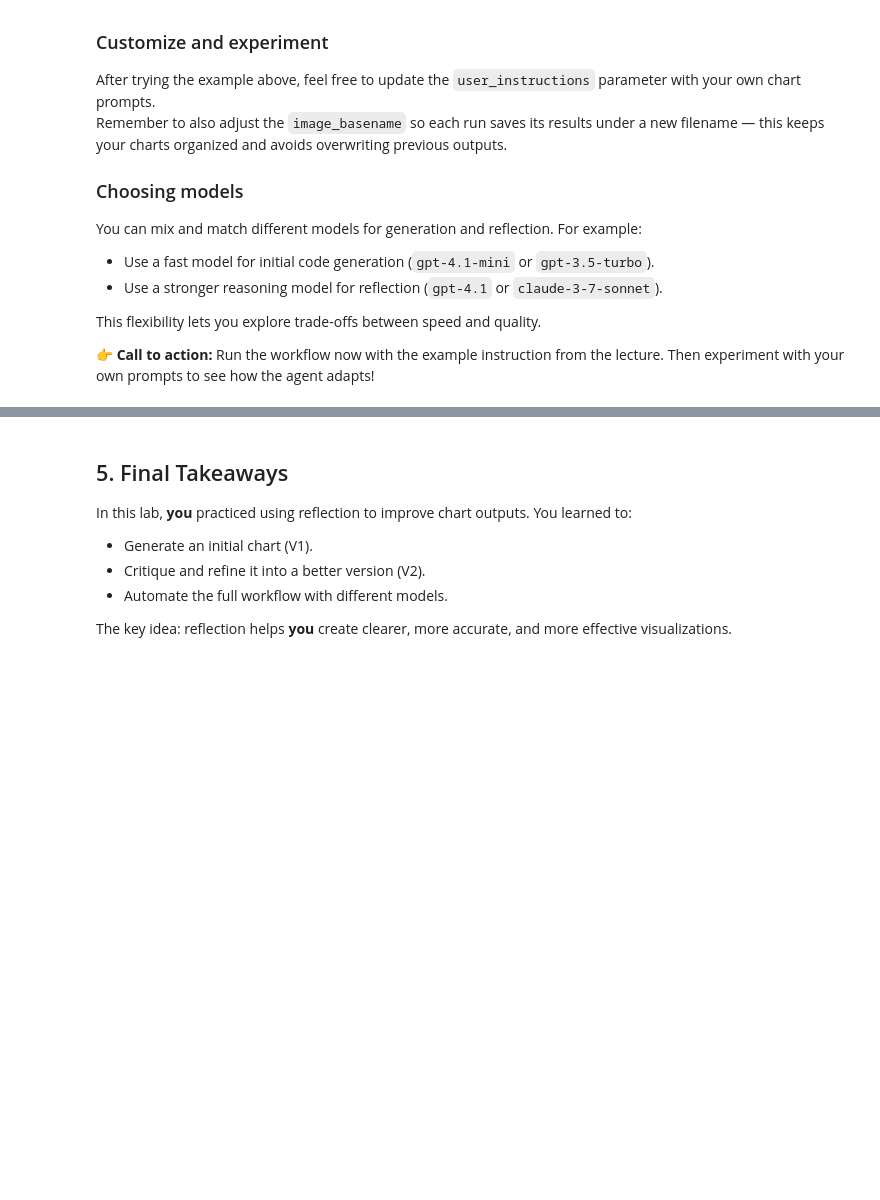
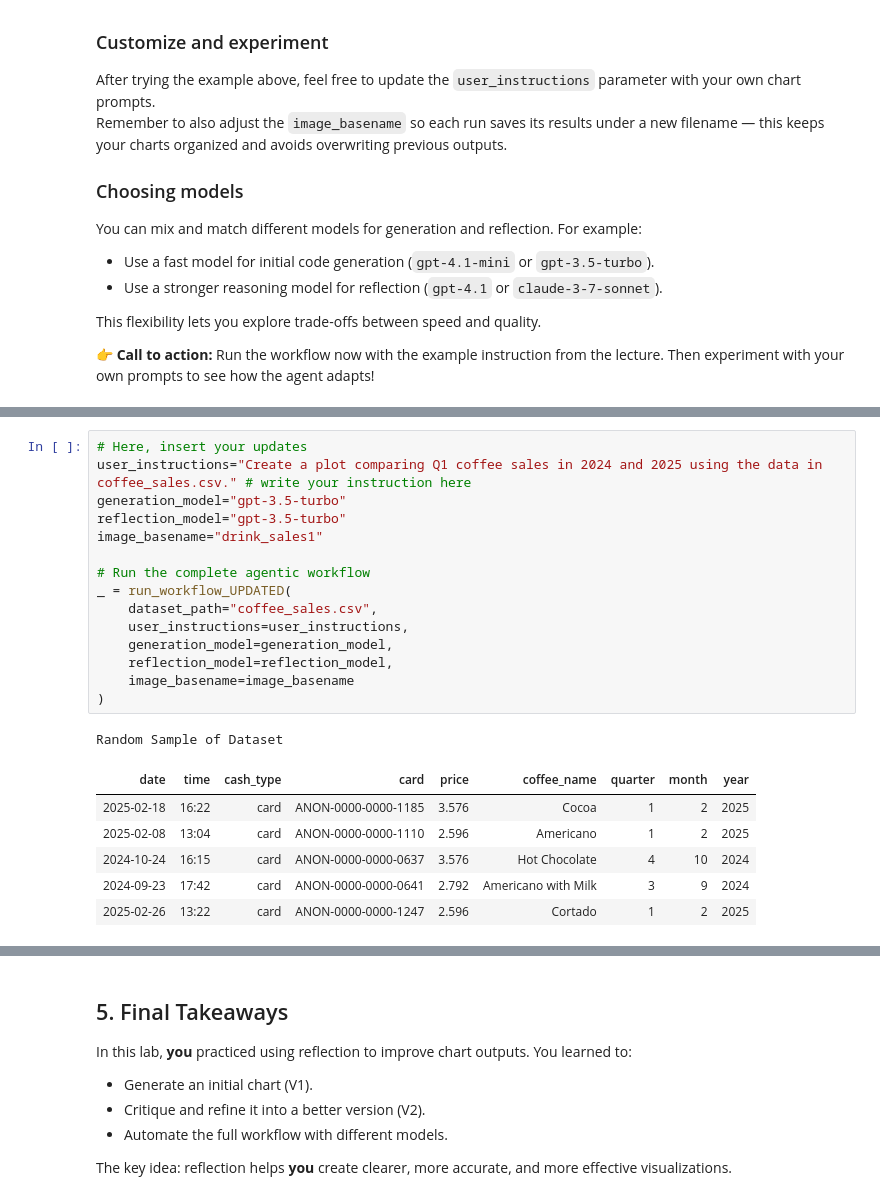
Before and after one commit to Nadiabedhiafi/AiAgents_Noteboooks, a Jupyter notebook: ReflectionAgent.ipynb, the cells around one changed output, grey strips where cells are left out. Saved outputs shown, nothing was run; the diff lists cells and outputs as text; blank space fills up the shorter version.

```diff
--- a/ReflectionAgent.ipynb
+++ b/ReflectionAgent.ipynb
@@ -520,0 +624,23 @@ _ = run_workflow(
+# %%
+# Here, insert your updates
+user_instructions="Create a plot comparing Q1 coffee sales in 2024 and 2025 using the data in coffee_sales.csv." # write your instruction here
+generation_model="gpt-3.5-turbo"
+reflection_model="gpt-3.5-turbo"
+image_basename="drink_sales1"
+
+# Run the complete agentic workflow
+_ = run_workflow_UPDATED(
+    dataset_path="coffee_sales.csv",
+    user_instructions=user_instructions,
+    generation_model=generation_model,
+    reflection_model=reflection_model,
+    image_basename=image_basename
+)
+# %% [output]
+Random Sample of Dataset
+| date | time | cash_type | card | price | coffee_name | quarter | month | year |
+| 2025-02-18 | 16:22 | card | ANON-0000-0000-1185 | 3.576 | Cocoa | 1 | 2 | 2025 |
+| 2025-02-08 | 13:04 | card | ANON-0000-0000-1110 | 2.596 | Americano | 1 | 2 | 2025 |
+| 2024-10-24 | 16:15 | card | ANON-0000-0000-0637 | 3.576 | Hot Chocolate | 4 | 10 | 2024 |
+| 2024-09-23 | 17:42 | card | ANON-0000-0000-0641 | 2.792 | Americano with Milk | 3 | 9 | 2024 |
+| 2025-02-26 | 13:22 | card | ANON-0000-0000-1247 | 2.596 | Cortado | 1 | 2 | 2025 |
```
Also changed, not shown: parts of 9 cells of this notebook.
